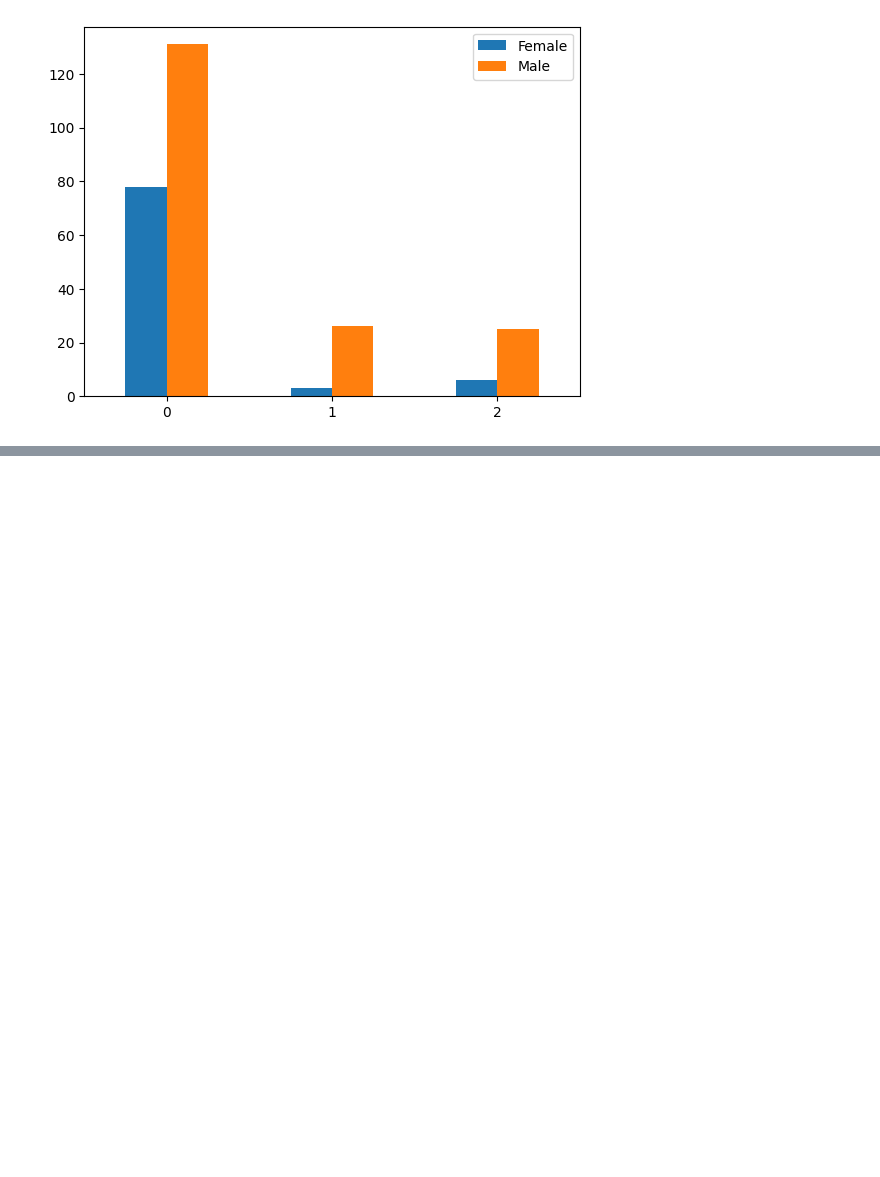
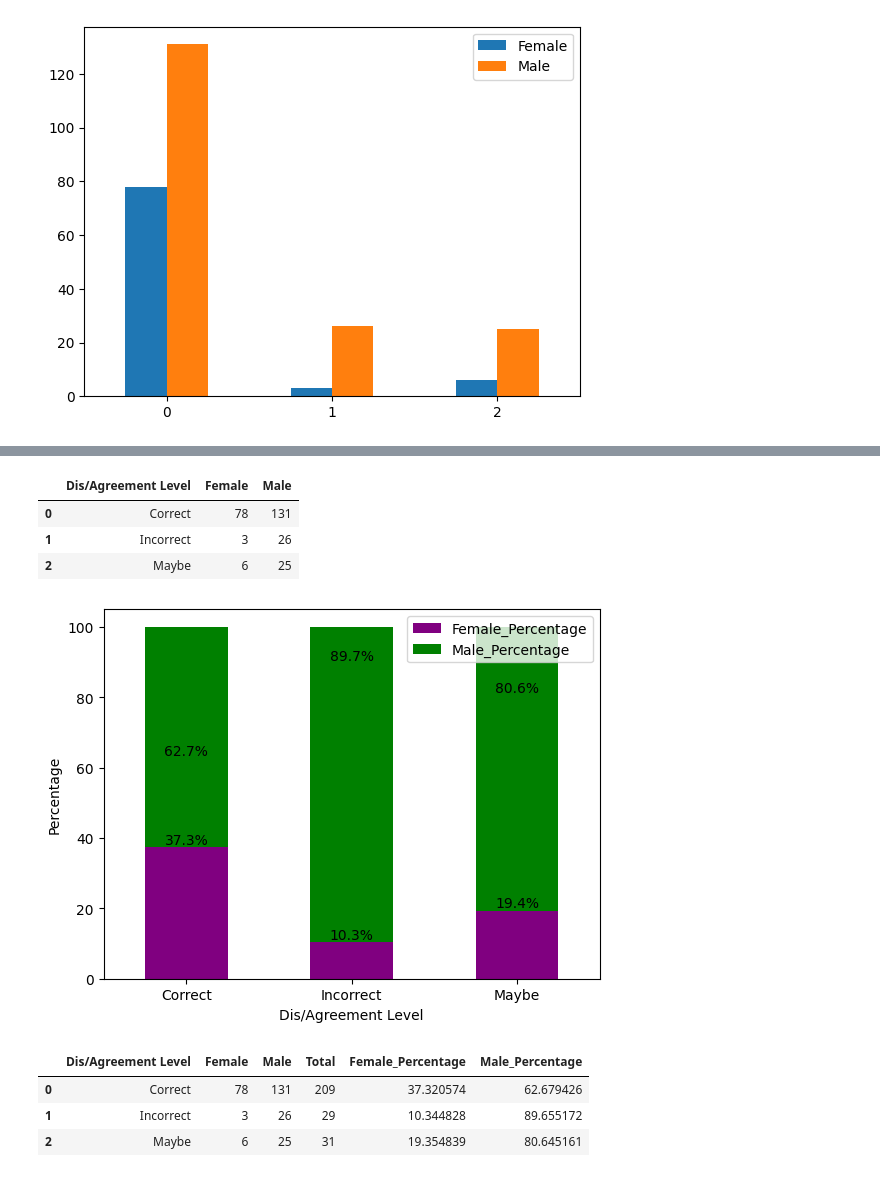
Before and after one commit to tsrogers9/CS315-proj3-group2, a Jupyter notebook: 2-analysis/gptManualCheck.ipynb, the cells around one changed output, grey strips where cells are left out. Cells and saved outputs as stored; diff of their text form; code cells hidden in the pictures; blank space fills up the shorter version.

```diff
--- a/2-analysis/gptManualCheck.ipynb
+++ b/2-analysis/gptManualCheck.ipynb
@@ -29,0 +73,36 @@ df.plot.bar(rot=0)
+# %%
+df
+# %% [output]
+|  | Dis/Agreement Level | Female | Male |
+| 0 | Correct | 78 | 131 |
+| 1 | Incorrect | 3 | 26 |
+| 2 | Maybe | 6 | 25 |
+# %%
+df['Total'] = df['Female'] + df['Male']
+
+df['Female_Percentage'] = (df['Female'] / df['Total']) * 100
+df['Male_Percentage'] = (df['Male'] / df['Total']) * 100
+
+colors = ['purple', 'green']
+ax = df.plot.bar(x='Dis/Agreement Level', y=['Female_Percentage', 'Male_Percentage'],
+                 rot=0, color=colors, stacked=True)
+
+ax.set_xlabel("Dis/Agreement Level")
+ax.set_ylabel("Percentage")
+
+#labels
+for p in ax.patches:
+    if p.get_height() > 0:
+        ax.annotate('{:.1f}%'.format(p.get_height()), (p.get_x() + p.get_width() / 2., p.get_height()),
+                    ha='center', va='bottom')
+
+plt.show()
+# %% [output]
+[figure, added]
+# %%
+df
+# %% [output]
+|  | Dis/Agreement Level | Female | Male | Total | Female_Percentage | Male_Percentage |
+| 0 | Correct | 78 | 131 | 209 | 37.320574 | 62.679426 |
+| 1 | Incorrect | 3 | 26 | 29 | 10.344828 | 89.655172 |
+| 2 | Maybe | 6 | 25 | 31 | 19.354839 | 80.645161 |
```
Also changed, not shown: parts of 6 cells of this notebook.
